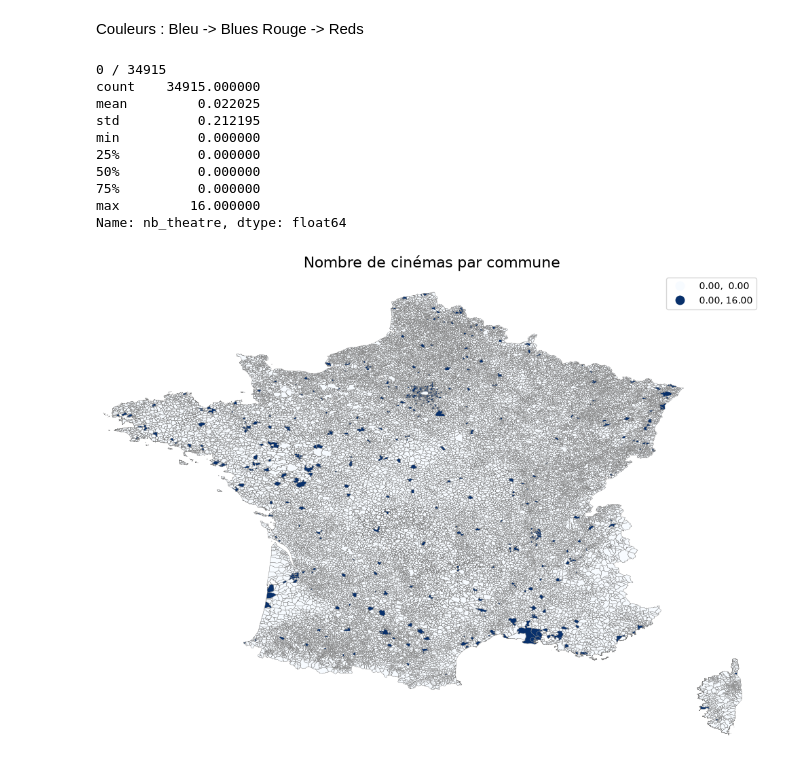
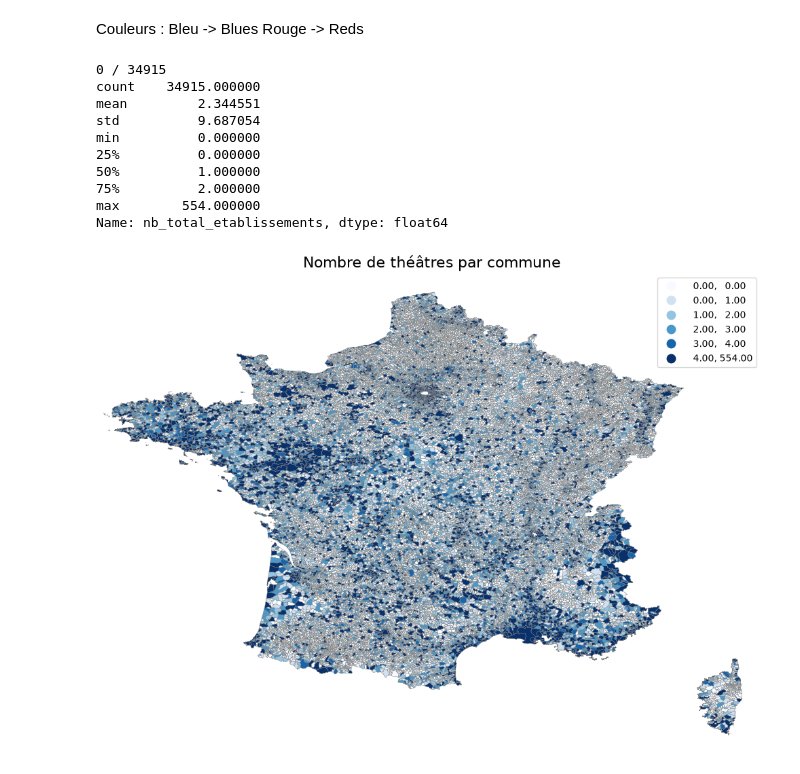
Before and after one commit to heloise1414/Evaluation-Politiques-Publiques-Culturelles, a Jupyter notebook: data.ipynb, the cells around one changed output. Saved outputs shown, nothing was run; the diff lists cells and outputs as text; code cells hidden in the pictures.

Commit message:
VISUALISATIONS - Corrections (4)

```diff
--- a/data.ipynb
+++ b/data.ipynb
@@ -599,16 +599,16 @@ Couleurs :
 Bleu -> Blues
 Rouge -> Reds
 # %%
-carte_communes(df_final, "code_insee", "nb_theatre", "Blues", "Nombre de cinémas par commune")
+carte_com_cat(df_final, "code_insee", "nb_total_etablissements", "Blues", "Nombre de théâtres par commune")
 # %% [output]
 0 / 34915
 count    34915.000000
-mean         0.022025
-std          0.212195
+mean         2.344551
+std          9.687054
 min          0.000000
 25%          0.000000
-50%          0.000000
-75%          0.000000
-max         16.000000
-Name: nb_theatre, dtype: float64
+50%          1.000000
+75%          2.000000
+max        554.000000
+Name: nb_total_etablissements, dtype: float64
-[figure, old version]
+[figure, new version]
```
Also changed, not shown: parts of 1 cell of this notebook.
